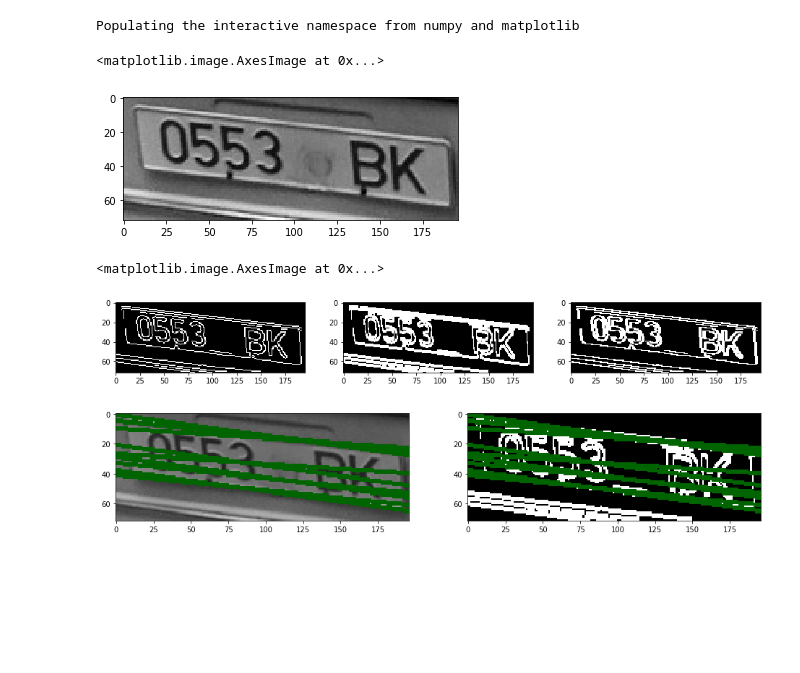
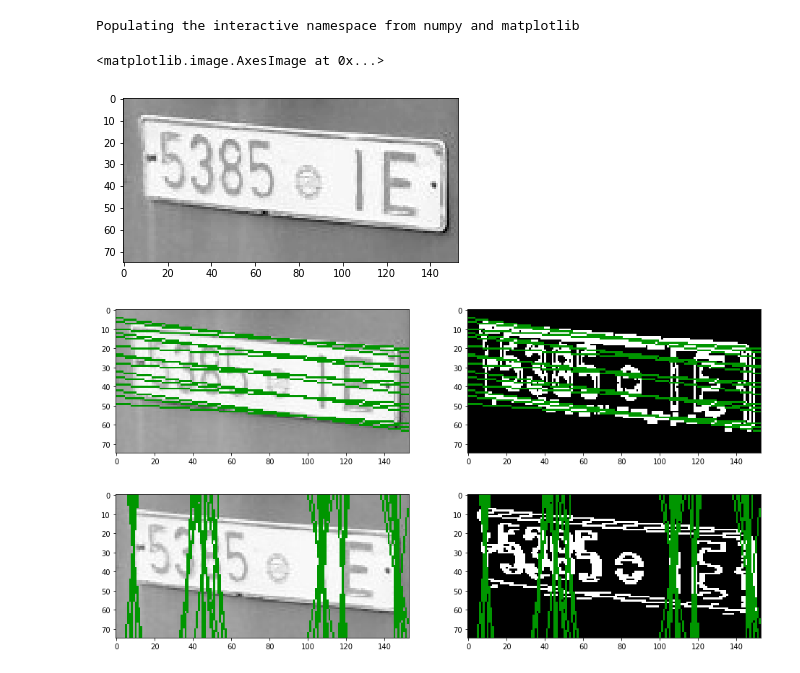
Before and after one commit to ddaletski/Lpr-experiments, a Jupyter notebook: borders.ipynb, the cells around one changed output. Drawn from its saved outputs; the diff is of its cells as text; code cells hidden in the pictures; blank space fills up the shorter version.

```diff
--- a/borders.ipynb
+++ b/borders.ipynb
@@ -12,24 +12,11 @@ def to_radians(angle):
     return angle / 180 * np.pi
 # %%
 plates_dir = "data/borders/"
-plate_file = os.path.join(plates_dir, os.listdir(plates_dir)[1])
+plate_file = os.path.join(plates_dir, os.listdir(plates_dir)[11])
 img = cv2.imread(plate_file, cv2.IMREAD_GRAYSCALE)
 
 plt.imshow(img, cmap='gray')
 # %% [output]
 <matplotlib.image.AxesImage at 0x...>
-[figure, old version]
+[figure, new version]
-# %%
-edges = cv2.Canny(img, 150, 220)
-edgesHor = cv2.dilate(edges, cv2.getStructuringElement(cv2.MORPH_RECT, (1, 3)))
-edgesVer = cv2.dilate(edges, cv2.getStructuringElement(cv2.MORPH_RECT, (3, 1)))
-
-fig, ax =plt.subplots(1, 3, figsize=(16, 8))
-
-ax[0].imshow(edges, cmap='gray')
-ax[1].imshow(edgesHor, cmap='gray')
-ax[2].imshow(edgesVer, cmap='gray')
-# %% [output]
-<matplotlib.image.AxesImage at 0x...>
-[figure, removed]
 # %%
@@ -119,4 +104,8 @@ width, height = img.shape
 # %%
-hor_lines = get_lines(img, 1, width//2, dilation_kernel=(1, 3), max_angle_diff=to_radians(3), max_len_diff=width//8, show=True, plot_line_size=2, plot_bad_lines=False)
+width, height = img.shape
+
+hor_lines = get_lines(img, 1, width//2, dilation_kernel=(1, 3),
+                      max_angle_diff=to_radians(3), max_len_diff=width//8,
+                      show=True, plot_line_size=1, plot_bad_lines=False)
 # %% [output]
-[figure, old version]
+[figure, new version]
@@ -122,0 +115,14 @@ hor_lines = get_lines(img, 1, width//2, dilation_kernel=(1, 3), max_angle_diff=t
+# %%
+angle = np.mean((topline_parametric[1], bottomline_parametric[1]))
+normal_angle = np.pi/2 + angle
+
+min_angle = normal_angle - np.pi/12
+max_angle = normal_angle + np.pi/12
+
+ver_lines = get_lines(img, 1, int(0.2*height),
+                                 min_angle=min_angle, max_angle=max_angle,
+                                 max_angle_diff=to_radians(15),
+                                 dilation_kernel=(3, 1),
+                                 show=True, plot_line_size=1)
+# %% [output]
+[figure, added]
```
Also changed, not shown: parts of 12 cells of this notebook.
